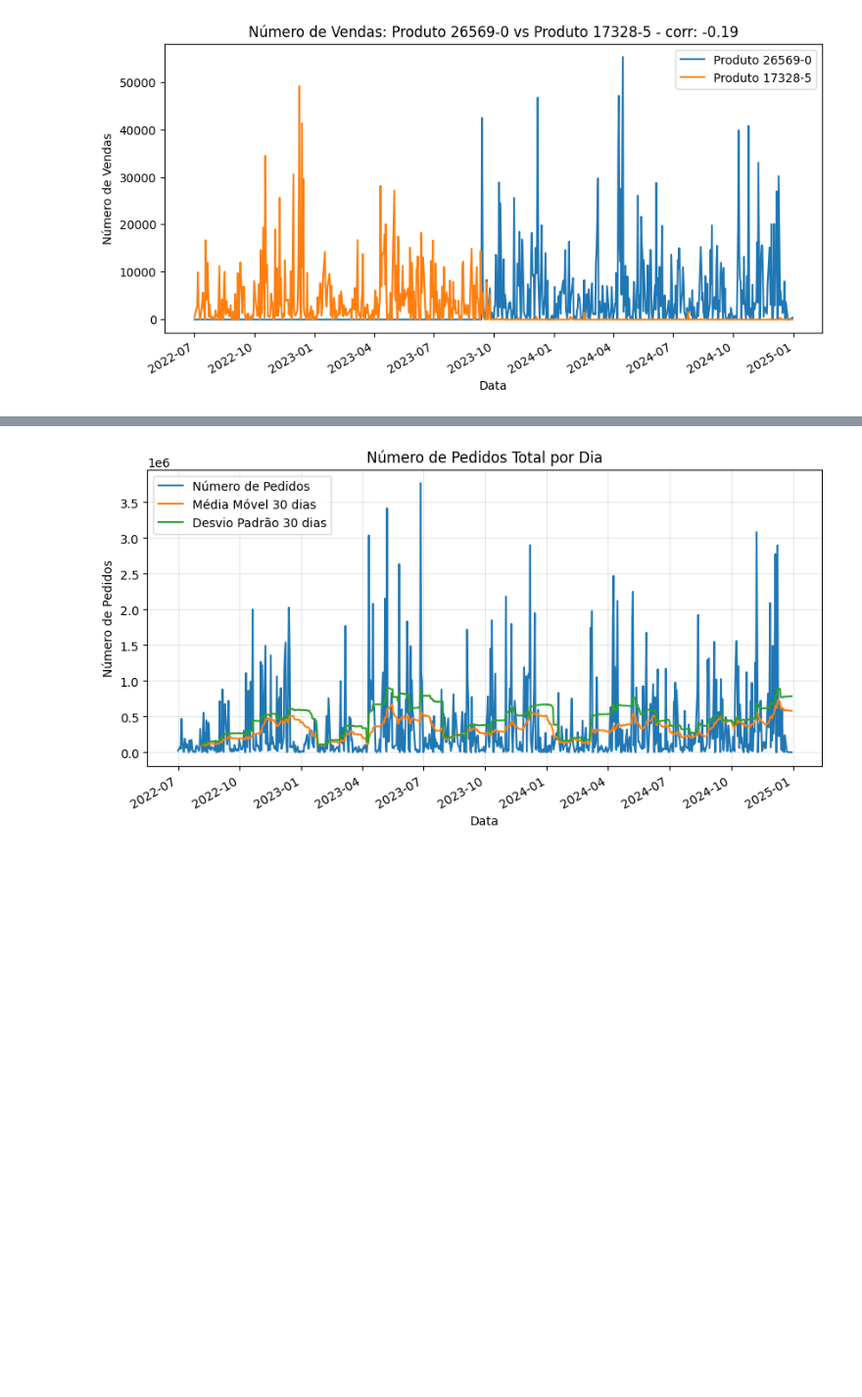
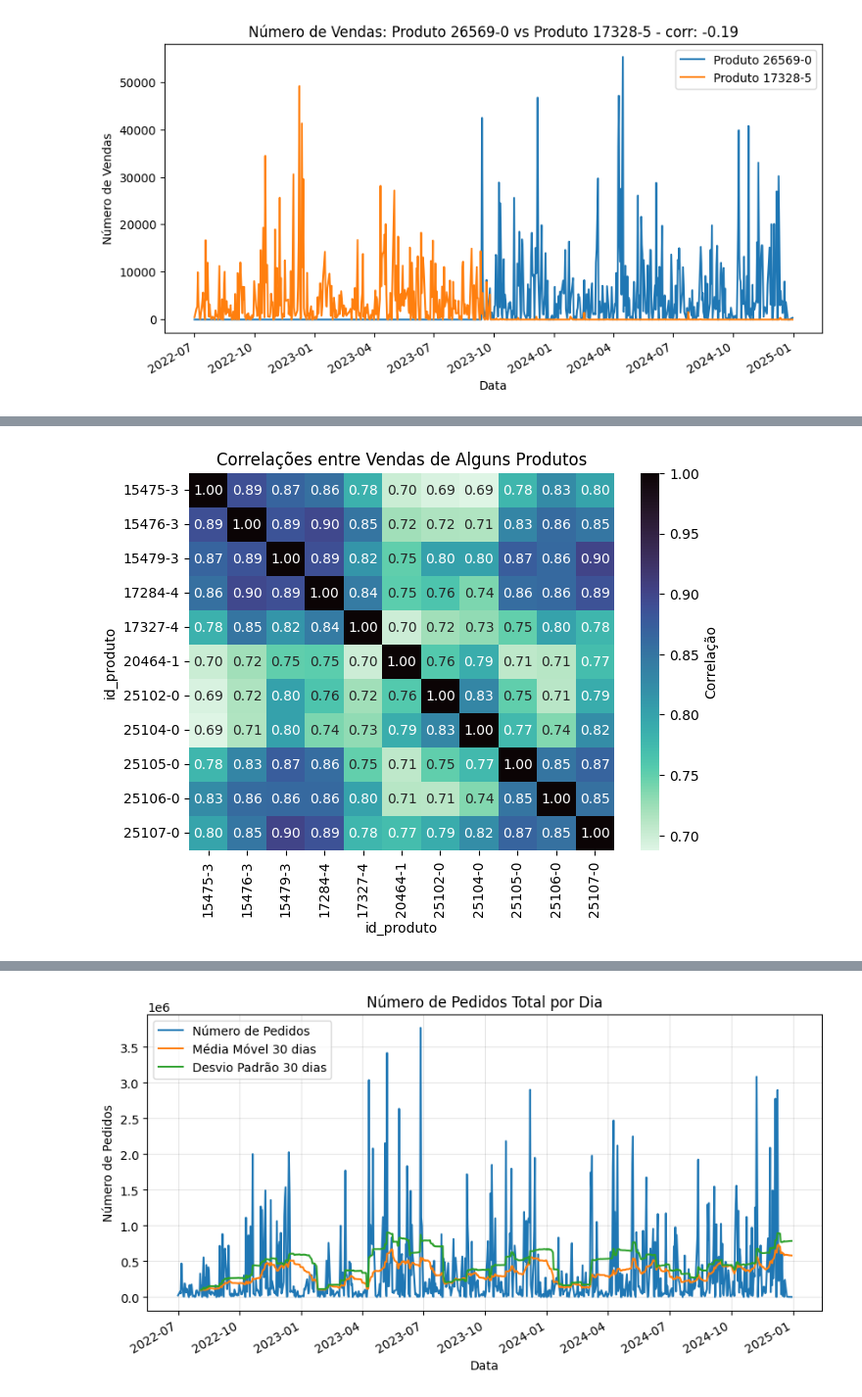
Before and after one commit to iagodantasf/a3_desafio_2, a Jupyter notebook: notebooks/eda.ipynb, the cells around one changed output, grey strips where cells are left out. Shown: that part at 98% size. Saved outputs shown, nothing was run; the diff lists cells and outputs as text; code cells hidden in the pictures; blank space fills up the shorter version.

```diff
--- a/notebooks/eda.ipynb
+++ b/notebooks/eda.ipynb
@@ -138 +188,11 @@ plt.show()
+# %%
+id_produto = '25107-0'
+idx = corr_series.loc[id_produto].sort_values().tail(10).index.union([id_produto])
+
+plt.figure(figsize=(7, 5))
+sns.heatmap(corr_df.loc[idx, idx], cmap='mako_r', cbar_kws={'label': 'Correlação'}, annot=True, fmt='.2f')
+plt.title(f'Correlações entre Vendas de Alguns Produtos')
+plt.show()
+# %% [output]
+[figure, added]
 # %%
```
Also changed, not shown: parts of 13 cells of this notebook.
